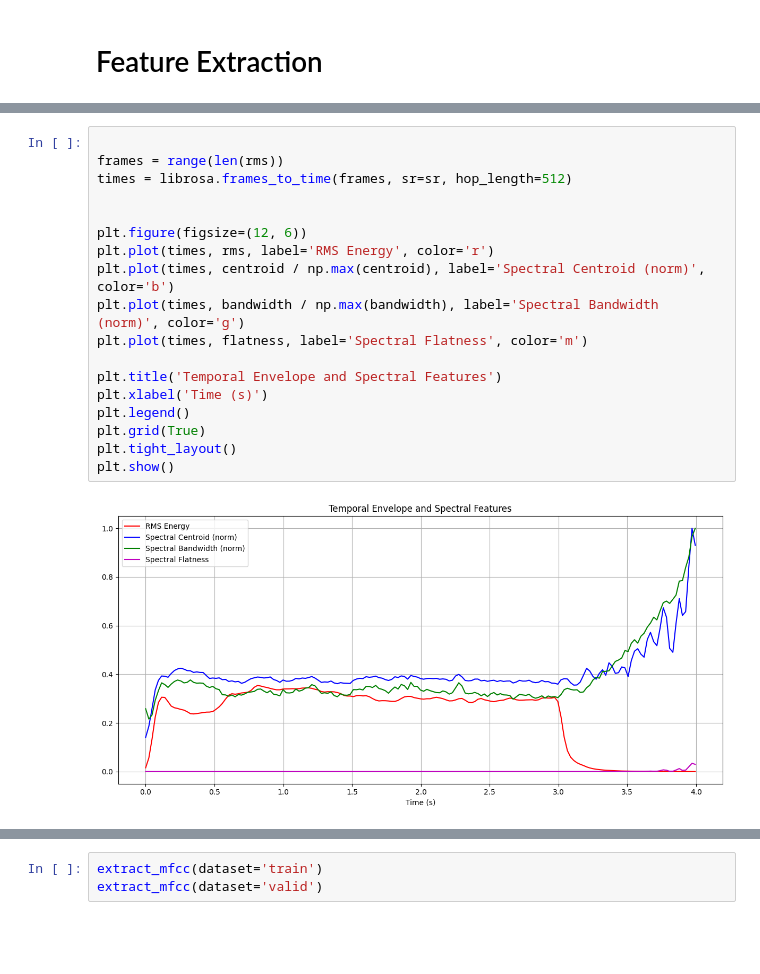
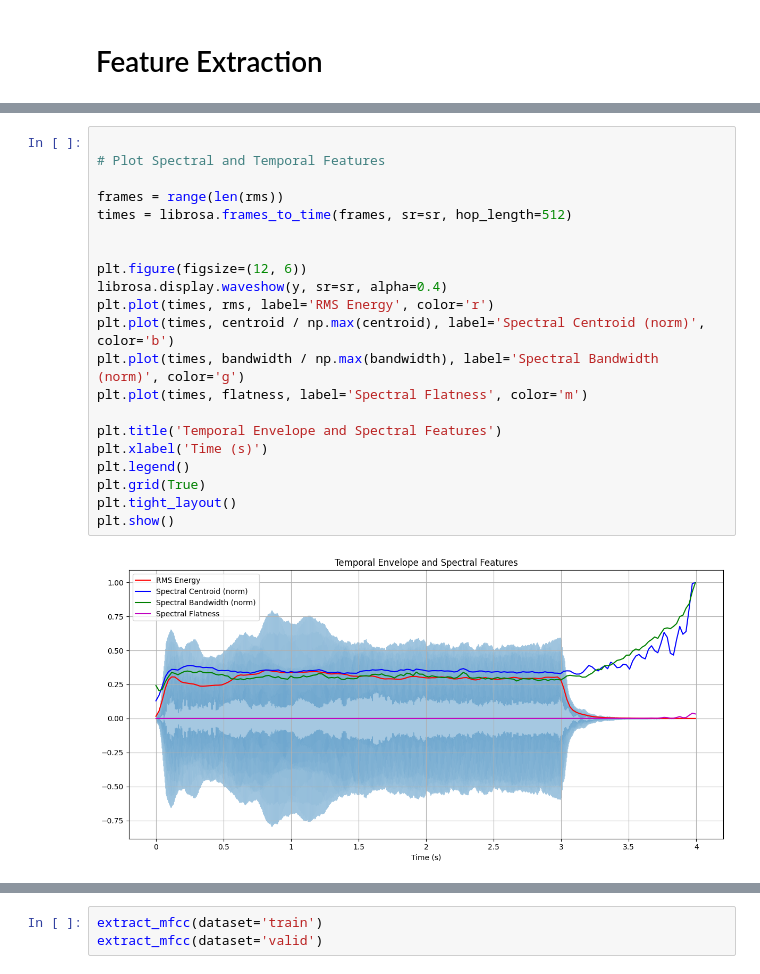
Before and after one commit to hongjumeow/GCT634, a Jupyter notebook: hw1/GCT634_HW1.ipynb, the cells around one changed output, grey strips where cells are left out. Saved outputs shown, nothing was run; the diff lists cells and outputs as text; blank space fills up the shorter version.

```diff
--- a/hw1/GCT634_HW1.ipynb
+++ b/hw1/GCT634_HW1.ipynb
@@ -65,24 +78,27 @@ flatness = librosa.feature.spectral_flatness(S=np.sqrt(D))[0]
 rms = librosa.feature.rms(y=y, frame_length=1024, hop_length=512)[0] # shape: (1, time_frames)
 # %%
+
+# Plot Spectral and Temporal Features
 
 frames = range(len(rms))
 times = librosa.frames_to_time(frames, sr=sr, hop_length=512)
 
 
 plt.figure(figsize=(12, 6))
+librosa.display.waveshow(y, sr=sr, alpha=0.4)
 plt.plot(times, rms, label='RMS Energy', color='r')
 plt.plot(times, centroid / np.max(centroid), label='Spectral Centroid (norm)', color='b')
 plt.plot(times, bandwidth / np.max(bandwidth), label='Spectral Bandwidth (norm)', color='g')
 plt.plot(times, flatness, label='Spectral Flatness', color='m')
 
 plt.title('Temporal Envelope and Spectral Features')
 plt.xlabel('Time (s)')
 plt.legend()
 plt.grid(True)
 plt.tight_layout()
 plt.show()
 # %% [output]
-[figure, old version]
+[figure, new version]
 # %%
 def extract_mfcc(dataset='train'):
     f = open(data_path + dataset + '_list.txt','r')
```
Also changed, not shown: parts of 11 cells of this notebook, 1 other file.
